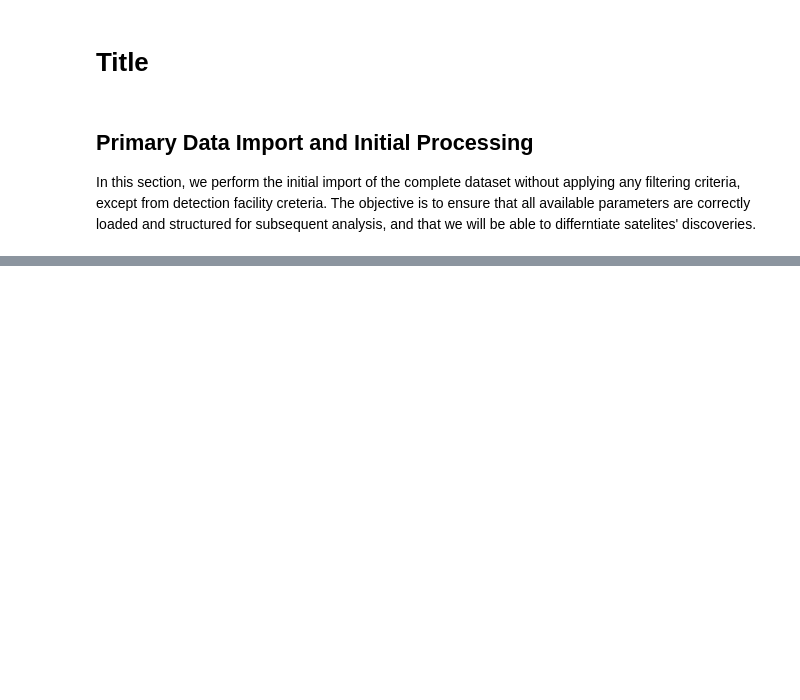
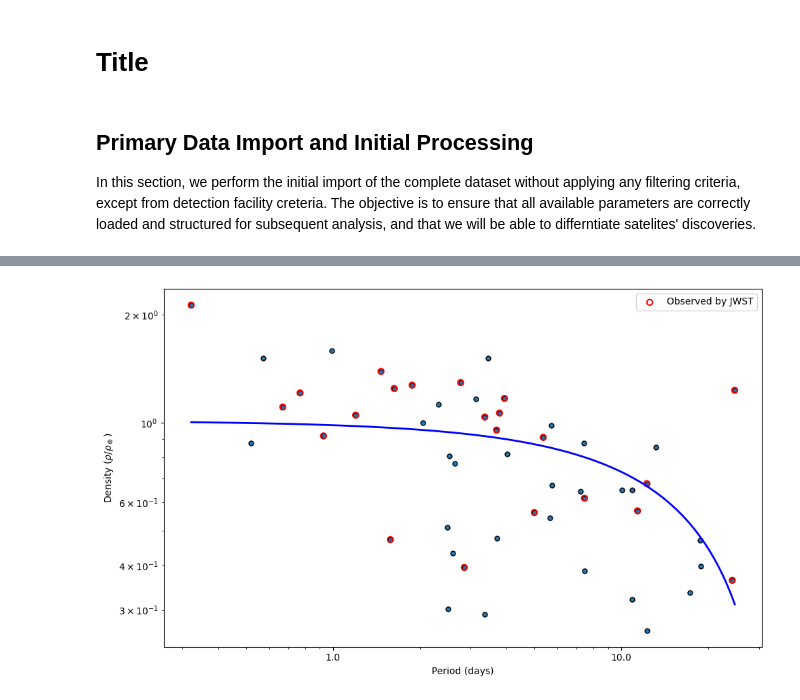
Before and after one commit to wikreg/Stage_CEA_Exoplanet_VR, a Jupyter notebook: Stage_CEA_Exoplanet/main.ipynb, the cells around one changed output, grey strips where cells are left out. Saved outputs shown, nothing was run; the diff lists cells and outputs as text; code cells hidden in the pictures; blank space fills up the shorter version.

```diff
--- a/Stage_CEA_Exoplanet/main.ipynb
+++ b/Stage_CEA_Exoplanet/main.ipynb
@@ -47,2 +56,4 @@ plot_radii_vs_period_Mtype(Mdwarf_sample_2021_restricted)
 # %%
-plot_density_vs_period_Mtype(Mdwarf_sample_2021_restricted)
+plot_density_vs_period_Mtype(Mdwarf_sample_2021_restricted, JWST_data)
+# %% [output]
+[figure, added]
```
Also changed, not shown: parts of 7 cells of this notebook, 5 other files.
